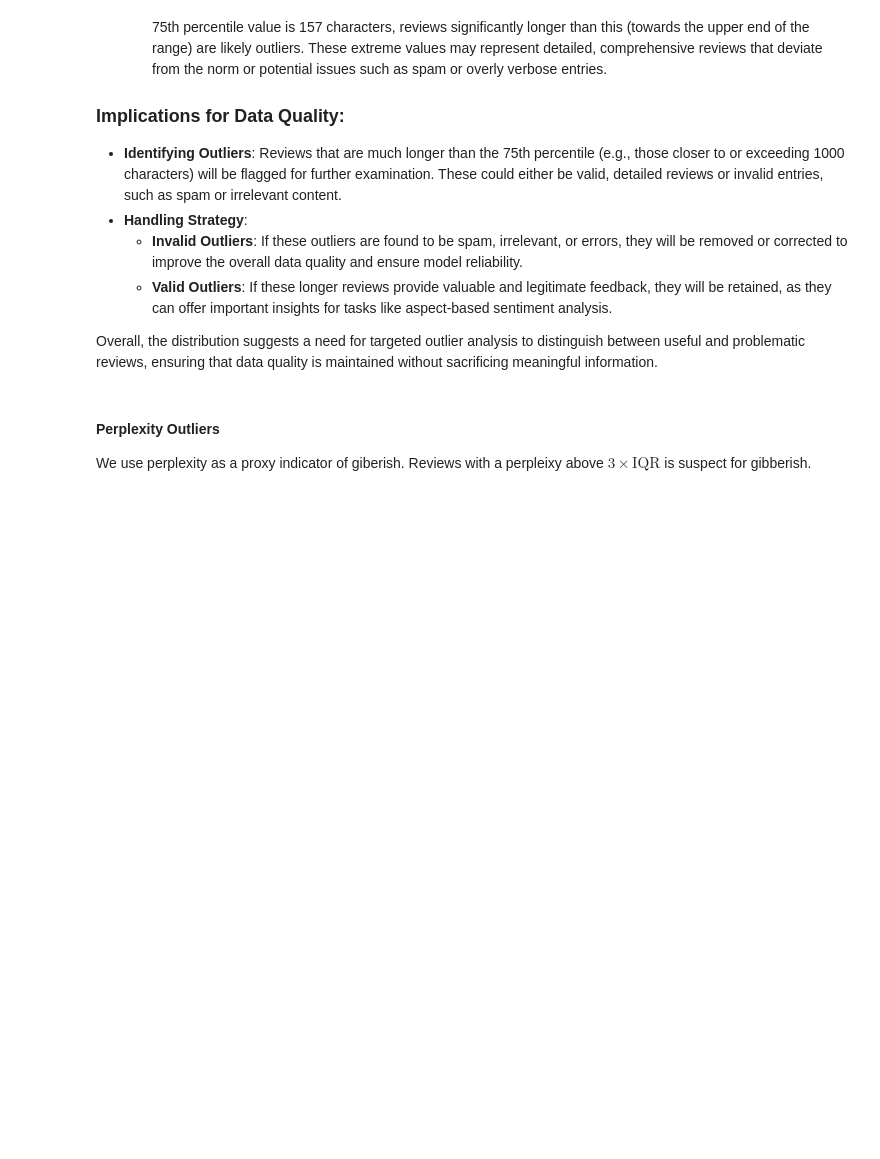
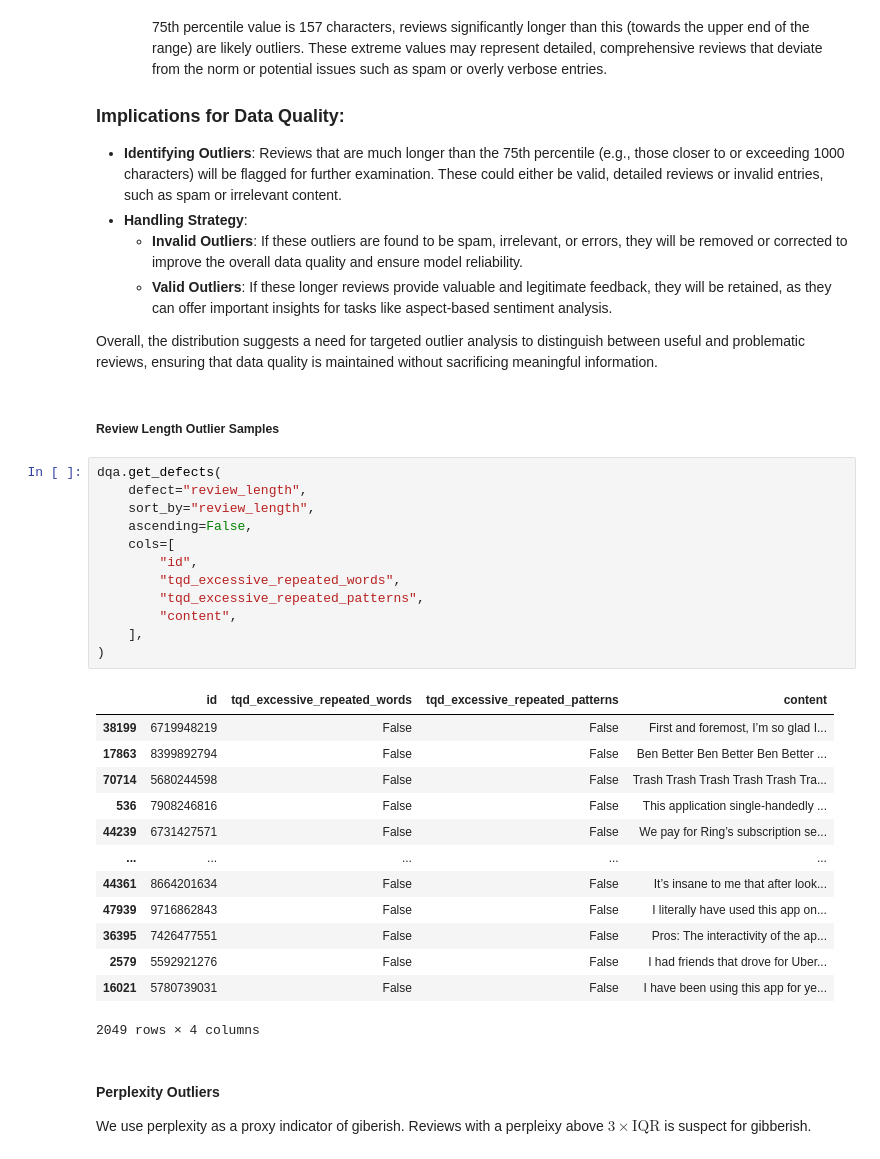
Before and after one commit to variancexplained/genai-lab-slm, a Jupyter notebook: notebooks/content/01_dataprep/06_dqa.ipynb, the cells around one changed output. Cells and saved outputs as stored; diff of their text form; blank space fills up the shorter version.

Commit message:
repeated patterns detection, dqa updates

```diff
--- a/notebooks/content/01_dataprep/06_dqa.ipynb
+++ b/notebooks/content/01_dataprep/06_dqa.ipynb
@@ -253,6 +257,34 @@ The statistics provided for the **review_length** feature give insight into the
   - **Valid Outliers**: If these longer reviews provide valuable and legitimate feedback, they will be retained, as they can offer important insights for tasks like aspect-based sentiment analysis.
 
 Overall, the distribution suggests a need for targeted outlier analysis to distinguish between useful and problematic reviews, ensuring that data quality is maintained without sacrificing meaningful information.
+# %% [markdown]
+##### Review Length Outlier Samples
+# %%
+dqa.get_defects(
+    defect="review_length",
+    sort_by="review_length",
+    ascending=False,
+    cols=[
+        "id",
+        "tqd_excessive_repeated_words",
+        "tqd_excessive_repeated_patterns",
+        "content",
+    ],
+)
+# %% [output]
+|  | id | tqd_excessive_repeated_words | tqd_excessive_repeated_patterns | content |
+| 38199 | 6719948219 | False | False | First and foremost, I’m so glad I... |
+| 17863 | 8399892794 | False | False | Ben Better Ben Better Ben Better ... |
+| 70714 | 5680244598 | False | False | Trash Trash Trash Trash Trash Tra... |
+| 536 | 7908246816 | False | False | This application single-handedly ... |
+| 44239 | 6731427571 | False | False | We pay for Ring’s subscription se... |
+| ... | ... | ... | ... | ... |
+| 44361 | 8664201634 | False | False | It’s insane to me that after look... |
+| 47939 | 9716862843 | False | False | I literally have used this app on... |
+| 36395 | 7426477551 | False | False | Pros: The interactivity of the ap... |
+| 2579 | 5592921276 | False | False | I had friends that drove for Uber... |
+| 16021 | 5780739031 | False | False | I have been using this app for ye... |
+2049 rows × 4 columns
 # %% [markdown]
 #### Perplexity Outliers
 We use perplexity as a proxy indicator of giberish. Reviews with a perpleixy above $3\times\text{IQR}$ is suspect for gibberish.
```
Also changed, not shown: parts of 5 cells of this notebook, 9 other files.
